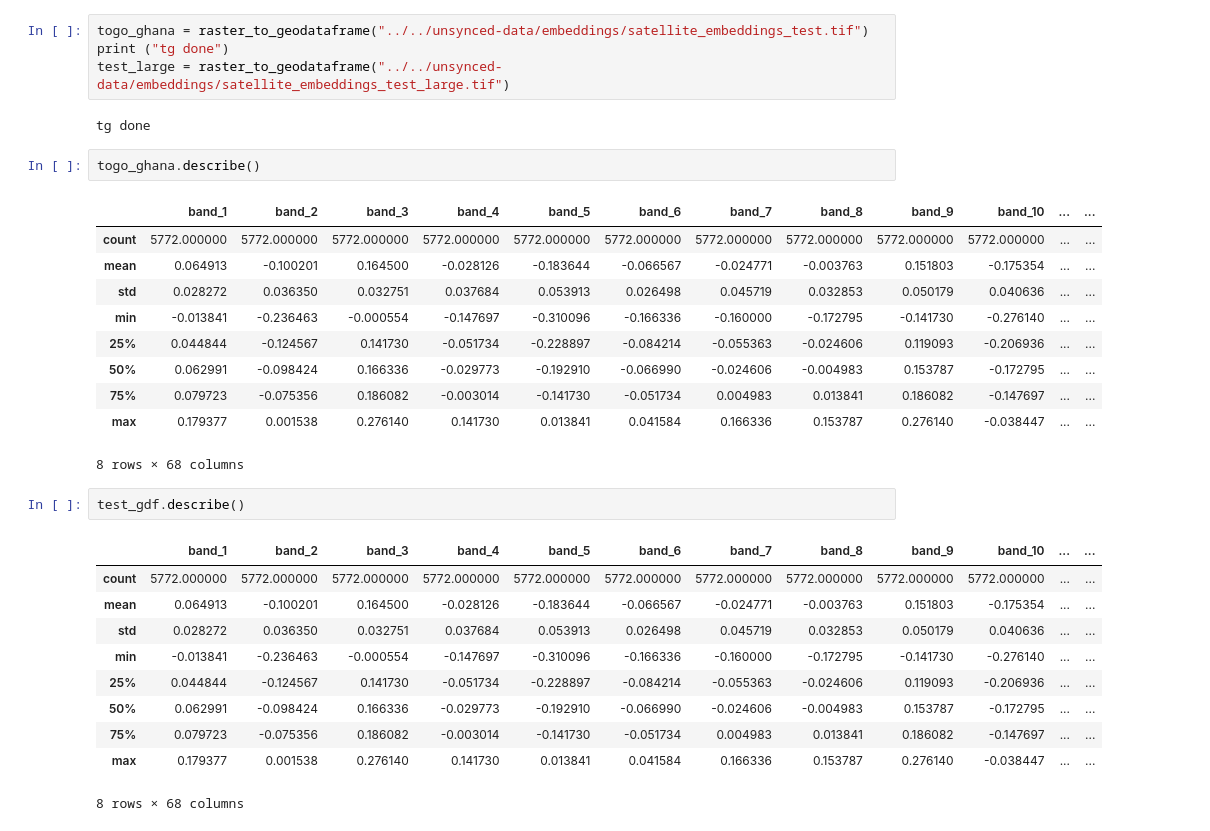
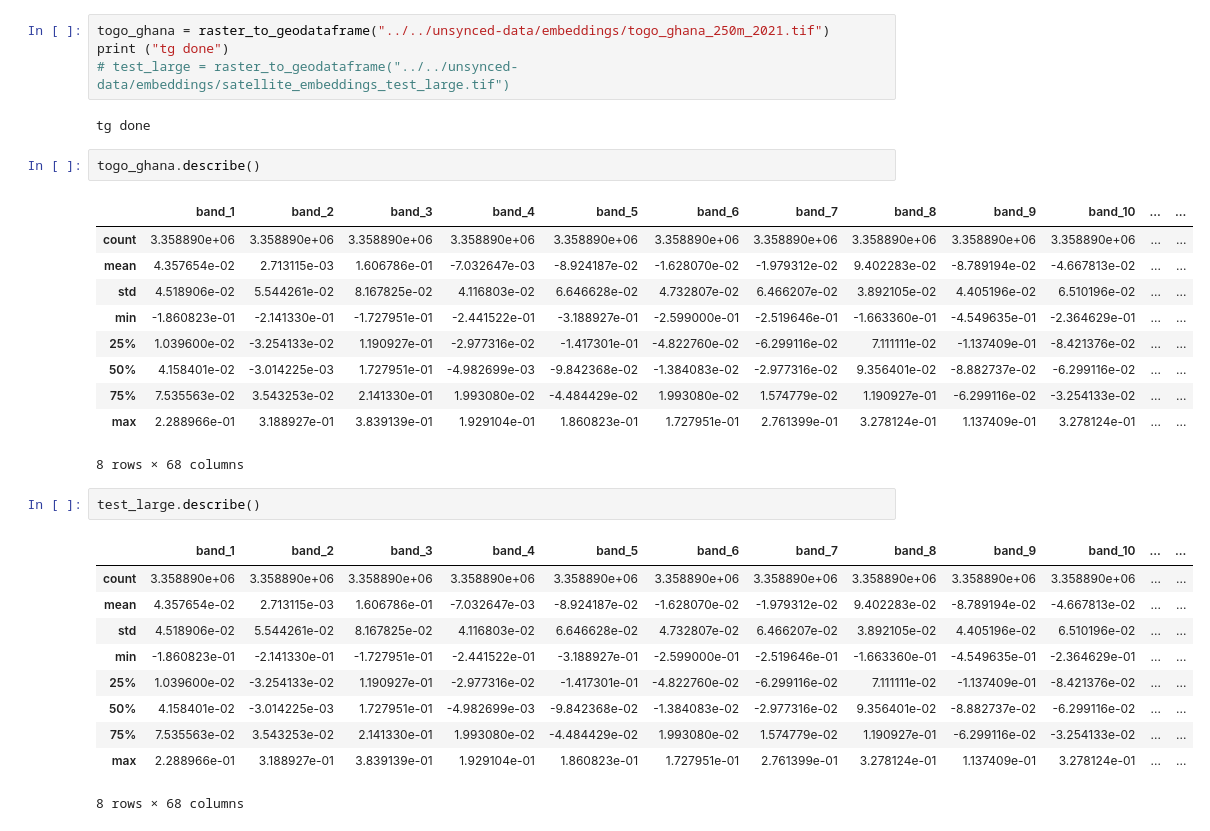
Before and after one commit to bridgestoprosperity/general-data, a Jupyter notebook: notebooks/gee-embeddings/gee-rwi-embeddings-method.ipynb, the cells around one changed output. Saved outputs shown, nothing was run; the diff lists cells and outputs as text.

```diff
--- a/notebooks/gee-embeddings/gee-rwi-embeddings-method.ipynb
+++ b/notebooks/gee-embeddings/gee-rwi-embeddings-method.ipynb
@@ -100,34 +382,34 @@ test_gdf = raster_to_geodataframe(raster_path)
 # %% [markdown]
  1345, 2629 dimensions
 # %%
-togo_ghana = raster_to_geodataframe("../../unsynced-data/embeddings/satellite_embeddings_test.tif")
+togo_ghana = raster_to_geodataframe("../../unsynced-data/embeddings/togo_ghana_250m_2021.tif")
 print ("tg done")
-test_large = raster_to_geodataframe("../../unsynced-data/embeddings/satellite_embeddings_test_large.tif")
+# test_large = raster_to_geodataframe("../../unsynced-data/embeddings/satellite_embeddings_test_large.tif")
 # %% [output]
 tg done
 # %%
 togo_ghana.describe()
 # %% [output]
 |  | band_1 | band_2 | band_3 | band_4 | band_5 | band_6 | band_7 | band_8 | band_9 | band_10 | ... | ... |
-| count | 5772.000000 | 5772.000000 | 5772.000000 | 5772.000000 | 5772.000000 | 5772.000000 | 5772.000000 | 5772.000000 | 5772.000000 | 5772.000000 | ... | ... |
-| mean | 0.064913 | -0.100201 | 0.164500 | -0.028126 | -0.183644 | -0.066567 | -0.024771 | -0.003763 | 0.151803 | -0.175354 | ... | ... |
-| std | 0.028272 | 0.036350 | 0.032751 | 0.037684 | 0.053913 | 0.026498 | 0.045719 | 0.032853 | 0.050179 | 0.040636 | ... | ... |
-| min | -0.013841 | -0.236463 | -0.000554 | -0.147697 | -0.310096 | -0.166336 | -0.160000 | -0.172795 | -0.141730 | -0.276140 | ... | ... |
-| 25% | 0.044844 | -0.124567 | 0.141730 | -0.051734 | -0.228897 | -0.084214 | -0.055363 | -0.024606 | 0.119093 | -0.206936 | ... | ... |
-| 50% | 0.062991 | -0.098424 | 0.166336 | -0.029773 | -0.192910 | -0.066990 | -0.024606 | -0.004983 | 0.153787 | -0.172795 | ... | ... |
-| 75% | 0.079723 | -0.075356 | 0.186082 | -0.003014 | -0.141730 | -0.051734 | 0.004983 | 0.013841 | 0.186082 | -0.147697 | ... | ... |
-| max | 0.179377 | 0.001538 | 0.276140 | 0.141730 | 0.013841 | 0.041584 | 0.166336 | 0.153787 | 0.276140 | -0.038447 | ... | ... |
+| count | 3.358890e+06 | 3.358890e+06 | 3.358890e+06 | 3.358890e+06 | 3.358890e+06 | 3.358890e+06 | 3.358890e+06 | 3.358890e+06 | 3.358890e+06 | 3.358890e+06 | ... | ... |
+| mean | 4.357654e-02 | 2.713115e-03 | 1.606786e-01 | -7.032647e-03 | -8.924187e-02 | -1.628070e-02 | -1.979312e-02 | 9.402283e-02 | -8.789194e-02 | -4.667813e-02 | ... | ... |
+| std | 4.518906e-02 | 5.544261e-02 | 8.167825e-02 | 4.116803e-02 | 6.646628e-02 | 4.732807e-02 | 6.466207e-02 | 3.892105e-02 | 4.405196e-02 | 6.510196e-02 | ... | ... |
+| min | -1.860823e-01 | -2.141330e-01 | -1.727951e-01 | -2.441522e-01 | -3.188927e-01 | -2.599000e-01 | -2.519646e-01 | -1.663360e-01 | -4.549635e-01 | -2.364629e-01 | ... | ... |
+| 25% | 1.039600e-02 | -3.254133e-02 | 1.190927e-01 | -2.977316e-02 | -1.417301e-01 | -4.822760e-02 | -6.299116e-02 | 7.111111e-02 | -1.137409e-01 | -8.421376e-02 | ... | ... |
+| 50% | 4.158401e-02 | -3.014225e-03 | 1.727951e-01 | -4.982699e-03 | -9.842368e-02 | -1.384083e-02 | -2.977316e-02 | 9.356401e-02 | -8.882737e-02 | -6.299116e-02 | ... | ... |
+| 75% | 7.535563e-02 | 3.543253e-02 | 2.141330e-01 | 1.993080e-02 | -4.484429e-02 | 1.993080e-02 | 1.574779e-02 | 1.190927e-01 | -6.299116e-02 | -3.254133e-02 | ... | ... |
+| max | 2.288966e-01 | 3.188927e-01 | 3.839139e-01 | 1.929104e-01 | 1.860823e-01 | 1.727951e-01 | 2.761399e-01 | 3.278124e-01 | 1.137409e-01 | 3.278124e-01 | ... | ... |
 8 rows × 68 columns
 # %%
-test_gdf.describe()
+test_large.describe()
 # %% [output]
 |  | band_1 | band_2 | band_3 | band_4 | band_5 | band_6 | band_7 | band_8 | band_9 | band_10 | ... | ... |
-| count | 5772.000000 | 5772.000000 | 5772.000000 | 5772.000000 | 5772.000000 | 5772.000000 | 5772.000000 | 5772.000000 | 5772.000000 | 5772.000000 | ... | ... |
-| mean | 0.064913 | -0.100201 | 0.164500 | -0.028126 | -0.183644 | -0.066567 | -0.024771 | -0.003763 | 0.151803 | -0.175354 | ... | ... |
-| std | 0.028272 | 0.036350 | 0.032751 | 0.037684 | 0.053913 | 0.026498 | 0.045719 | 0.032853 | 0.050179 | 0.040636 | ... | ... |
-| min | -0.013841 | -0.236463 | -0.000554 | -0.147697 | -0.310096 | -0.166336 | -0.160000 | -0.172795 | -0.141730 | -0.276140 | ... | ... |
-| 25% | 0.044844 | -0.124567 | 0.141730 | -0.051734 | -0.228897 | -0.084214 | -0.055363 | -0.024606 | 0.119093 | -0.206936 | ... | ... |
-| 50% | 0.062991 | -0.098424 | 0.166336 | -0.029773 | -0.192910 | -0.066990 | -0.024606 | -0.004983 | 0.153787 | -0.172795 | ... | ... |
-| 75% | 0.079723 | -0.075356 | 0.186082 | -0.003014 | -0.141730 | -0.051734 | 0.004983 | 0.013841 | 0.186082 | -0.147697 | ... | ... |
-| max | 0.179377 | 0.001538 | 0.276140 | 0.141730 | 0.013841 | 0.041584 | 0.166336 | 0.153787 | 0.276140 | -0.038447 | ... | ... |
+| count | 3.358890e+06 | 3.358890e+06 | 3.358890e+06 | 3.358890e+06 | 3.358890e+06 | 3.358890e+06 | 3.358890e+06 | 3.358890e+06 | 3.358890e+06 | 3.358890e+06 | ... | ... |
+| mean | 4.357654e-02 | 2.713115e-03 | 1.606786e-01 | -7.032647e-03 | -8.924187e-02 | -1.628070e-02 | -1.979312e-02 | 9.402283e-02 | -8.789194e-02 | -4.667813e-02 | ... | ... |
+| std | 4.518906e-02 | 5.544261e-02 | 8.167825e-02 | 4.116803e-02 | 6.646628e-02 | 4.732807e-02 | 6.466207e-02 | 3.892105e-02 | 4.405196e-02 | 6.510196e-02 | ... | ... |
+| min | -1.860823e-01 | -2.141330e-01 | -1.727951e-01 | -2.441522e-01 | -3.188927e-01 | -2.599000e-01 | -2.519646e-01 | -1.663360e-01 | -4.549635e-01 | -2.364629e-01 | ... | ... |
+| 25% | 1.039600e-02 | -3.254133e-02 | 1.190927e-01 | -2.977316e-02 | -1.417301e-01 | -4.822760e-02 | -6.299116e-02 | 7.111111e-02 | -1.137409e-01 | -8.421376e-02 | ... | ... |
+| 50% | 4.158401e-02 | -3.014225e-03 | 1.727951e-01 | -4.982699e-03 | -9.842368e-02 | -1.384083e-02 | -2.977316e-02 | 9.356401e-02 | -8.882737e-02 | -6.299116e-02 | ... | ... |
+| 75% | 7.535563e-02 | 3.543253e-02 | 2.141330e-01 | 1.993080e-02 | -4.484429e-02 | 1.993080e-02 | 1.574779e-02 | 1.190927e-01 | -6.299116e-02 | -3.254133e-02 | ... | ... |
+| max | 2.288966e-01 | 3.188927e-01 | 3.839139e-01 | 1.929104e-01 | 1.860823e-01 | 1.727951e-01 | 2.761399e-01 | 3.278124e-01 | 1.137409e-01 | 3.278124e-01 | ... | ... |
 8 rows × 68 columns
```
Also changed, not shown: parts of 41 cells of this notebook.
